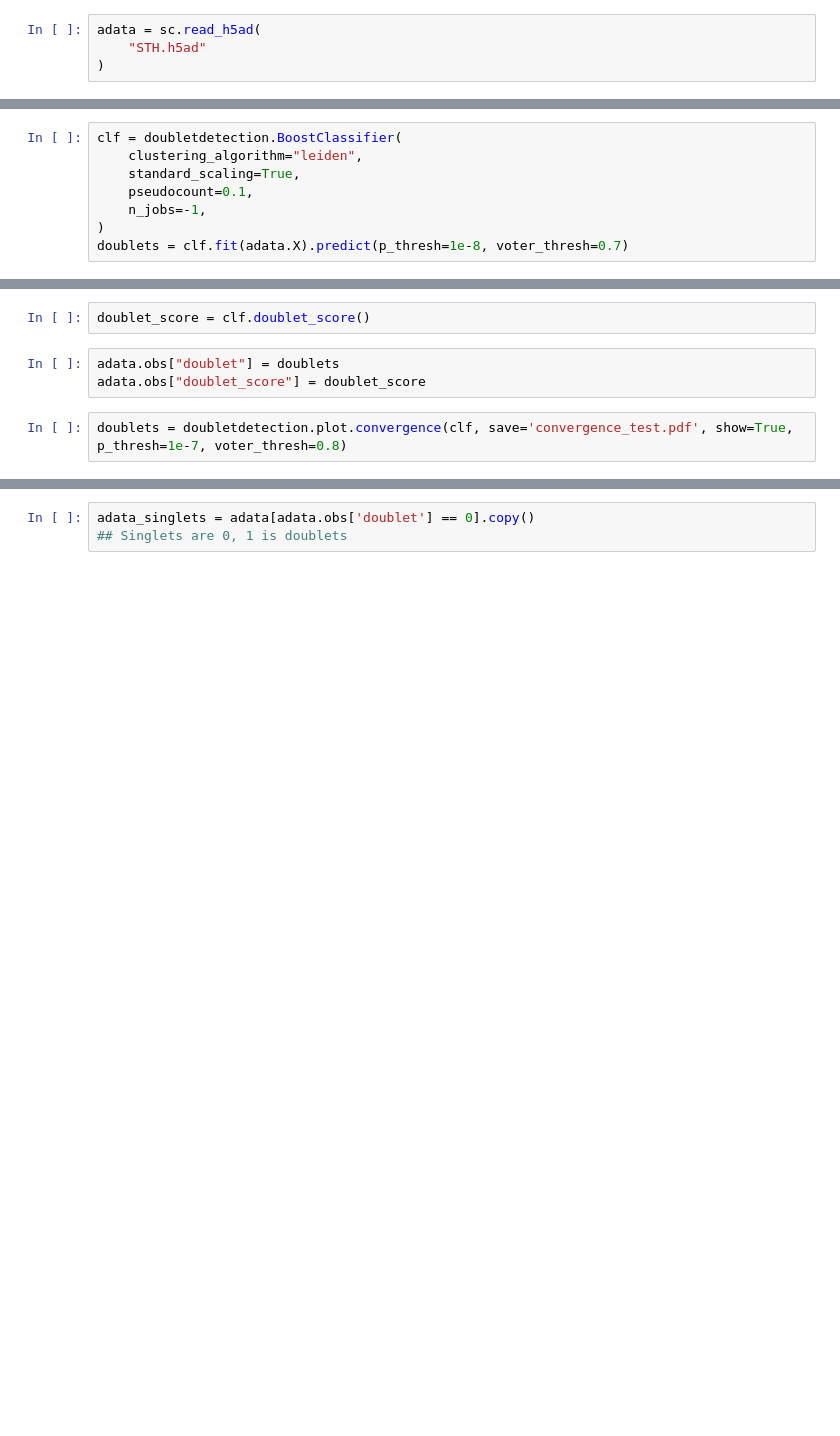
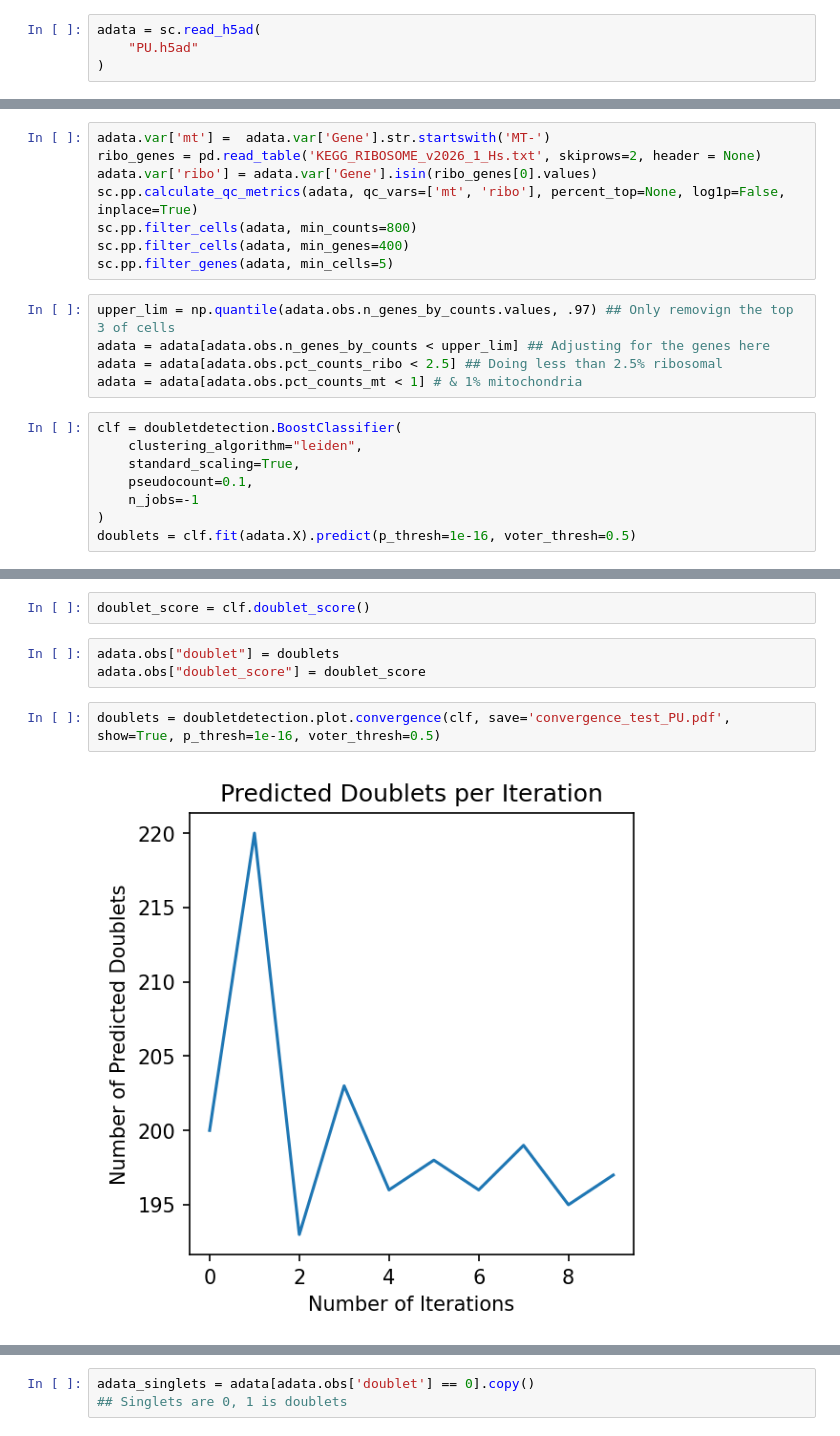
Before and after one commit to saatvik-viniak/sc-RNA-atlas, a Jupyter notebook: doublet_removal.ipynb, the cells around one changed output, grey strips where cells are left out. Cells and saved outputs as stored; diff of their text form; blank space fills up the shorter version.

Commit message:
Doublet removal pre merging all the datasets

```diff
--- a/doublet_removal.ipynb
+++ b/doublet_removal.ipynb
@@ -8,5 +9,5 @@ import matplotlib.pyplot as plt
 %matplotlib inline
 # %%
 adata = sc.read_h5ad(
-    "STH.h5ad"
+    "PU.h5ad"
 )
@@ -17,11 +14,24 @@ sc.pp.filter_genes(adata, min_cells=5)
+# %%
+adata.var['mt'] =  adata.var['Gene'].str.startswith('MT-')
+ribo_genes = pd.read_table('KEGG_RIBOSOME_v2026_1_Hs.txt', skiprows=2, header = None)
+adata.var['ribo'] = adata.var['Gene'].isin(ribo_genes[0].values)
+sc.pp.calculate_qc_metrics(adata, qc_vars=['mt', 'ribo'], percent_top=None, log1p=False, inplace=True)
+sc.pp.filter_cells(adata, min_counts=800)
+sc.pp.filter_cells(adata, min_genes=400)
+sc.pp.filter_genes(adata, min_cells=5)
+# %%
+upper_lim = np.quantile(adata.obs.n_genes_by_counts.values, .97) ## Only removign the top 3 of cells
+adata = adata[adata.obs.n_genes_by_counts < upper_lim] ## Adjusting for the genes here
+adata = adata[adata.obs.pct_counts_ribo < 2.5] ## Doing less than 2.5% ribosomal
+adata = adata[adata.obs.pct_counts_mt < 1] # & 1% mitochondria
 # %%
 clf = doubletdetection.BoostClassifier(
     clustering_algorithm="leiden",
     standard_scaling=True,
     pseudocount=0.1,
-    n_jobs=-1,
+    n_jobs=-1
 )
-doublets = clf.fit(adata.X).predict(p_thresh=1e-8, voter_thresh=0.7)
+doublets = clf.fit(adata.X).predict(p_thresh=1e-16, voter_thresh=0.5)
 # %% [output]
 In the future, the default backend for leiden will be igraph instead of leidenalg. To achieve the future defaults please pass: `flavor='igraph'` and `n_iterations=2`. `directed` must also be `False` t ...
   clus(
@@ -37,6 +59,8 @@ doublet_score = clf.doublet_score()
 adata.obs["doublet"] = doublets
 adata.obs["doublet_score"] = doublet_score
 # %%
-doublets = doubletdetection.plot.convergence(clf, save='convergence_test.pdf', show=True, p_thresh=1e-7, voter_thresh=0.8)
+doublets = doubletdetection.plot.convergence(clf, save='convergence_test_PU.pdf', show=True, p_thresh=1e-16, voter_thresh=0.5)
+# %% [output]
+[figure, added]
 # %%
 adata
```
Also changed, not shown: parts of 9 cells of this notebook, 3 other files.
